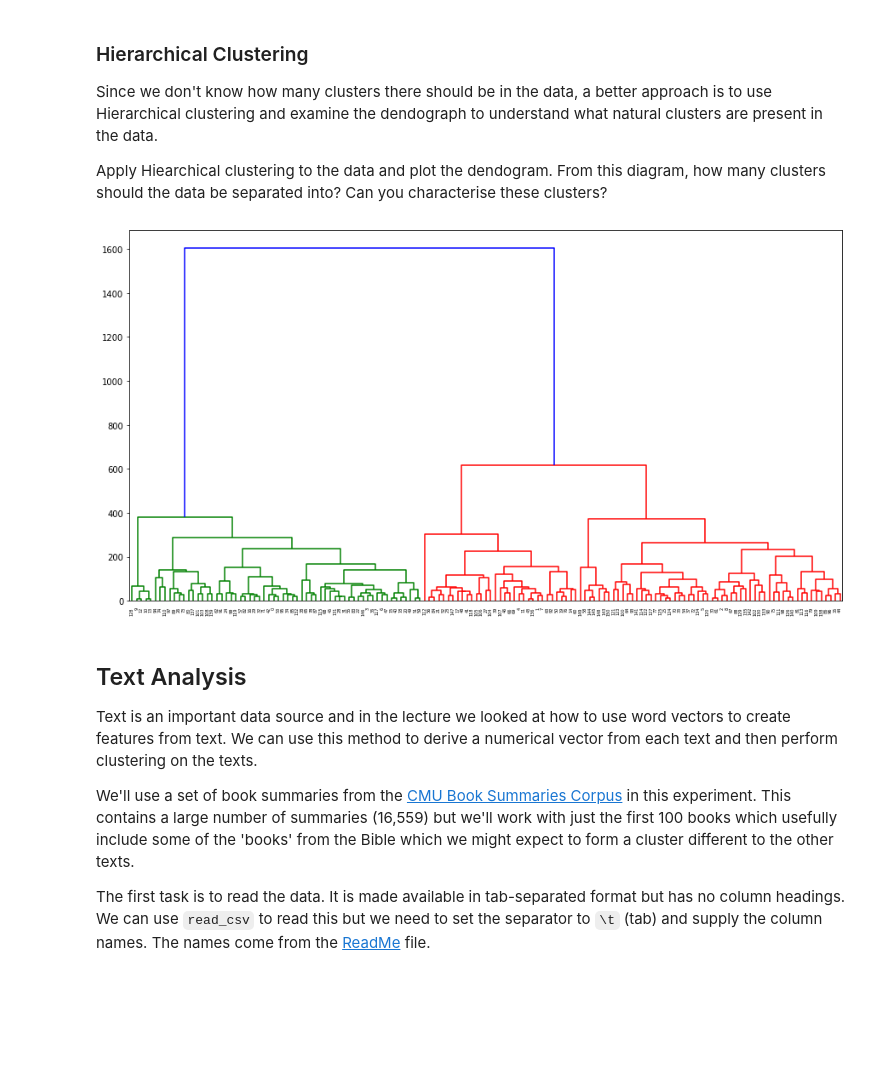
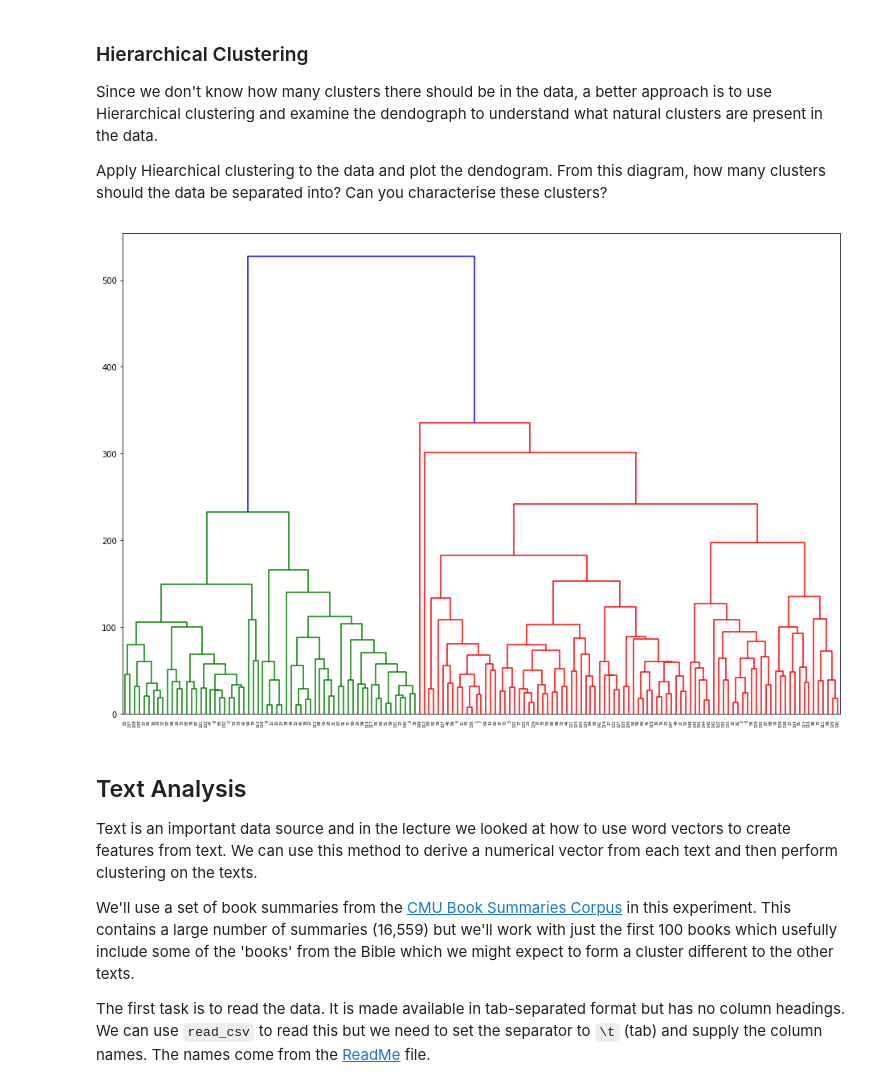
Before and after one commit to N-2-O/COMP2200-practical-workshops-N-2-O, a Jupyter notebook: Workshop Week 8.ipynb, the cells around one changed output. Drawn from its saved outputs; the diff is of its cells as text; code cells hidden in the pictures; blank space fills up the shorter version.

```diff
--- a/Workshop Week 8.ipynb
+++ b/Workshop Week 8.ipynb
@@ -99,12 +135,3 @@ sns.lmplot("Sp. Atk", "Sp. Def" , data = numeric, fit_reg=False, hue = 'Label')
 Since we don't know how many clusters there should be in the data, a better approach is to use Hierarchical clustering and examine the dendograph to understand what natural clusters are present in the data.
 
 Apply Hiearchical clustering to the data and plot the dendogram.  From this diagram, how many clusters should the data be separated into?   Can you characterise these clusters?
-# %%
-numeric = df.drop(columns = ['Type 1', 'Type 2', 'Legendary'], axis = 1)
-dist = pdist(numeric, 'euclidean')
-linkage_matrix = linkage(dist, method = 'ward')
-plt.figure(figsize=(15,8))
-dendrogram(linkage_matrix)
-plt.show()
-# %% [output]
-[figure, removed]
@@ -110,0 +140,9 @@ plt.show()
+# %%
+dist = pdist(pokemon, 'euclidean')
+linkage_matrix = linkage(dist, method = 'complete')
+# %%
+plt.figure(figsize=(16,11))
+dendrogram(linkage_matrix)
+plt.show()
+# %% [output]
+[figure, added]
```
Also changed, not shown: parts of 22 cells of this notebook.
